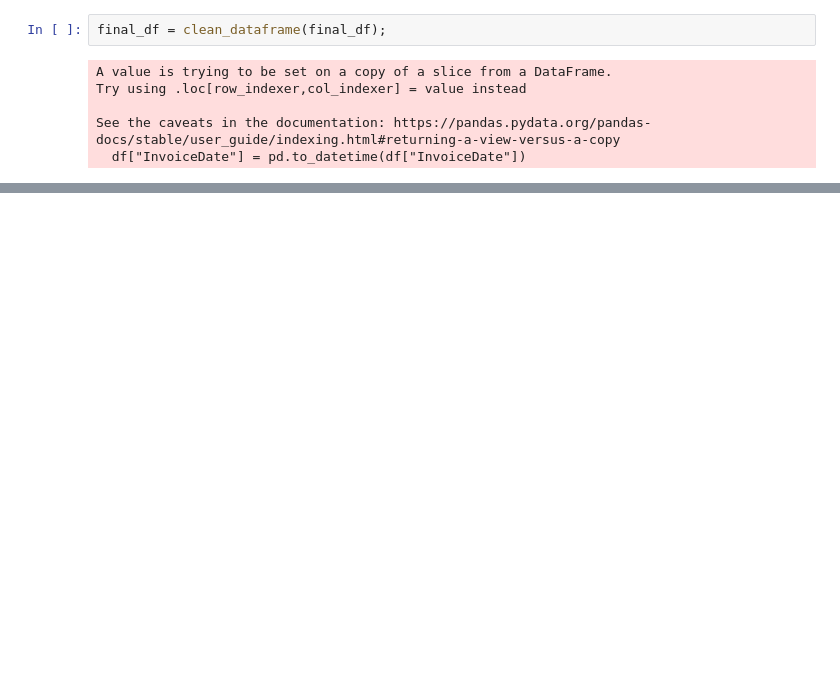
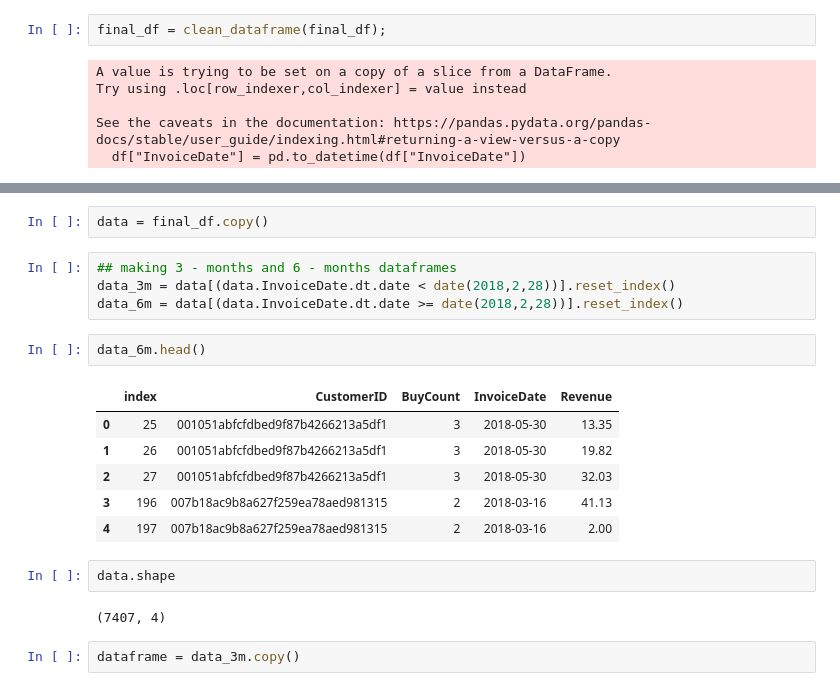
Before and after one commit to GarritWilsonDS/clv_prediction, a Jupyter notebook: notebooks/olist_dataset.ipynb, the cells around one changed output, grey strips where cells are left out. Saved outputs shown, nothing was run; the diff lists cells and outputs as text; blank space fills up the shorter version.

```diff
--- a/notebooks/olist_dataset.ipynb
+++ b/notebooks/olist_dataset.ipynb
@@ -151,0 +157,21 @@ Name: InvoiceDate, dtype: object
+# %%
+data = final_df.copy()
+# %%
+## making 3 - months and 6 - months dataframes
+data_3m = data[(data.InvoiceDate.dt.date < date(2018,2,28))].reset_index()
+data_6m = data[(data.InvoiceDate.dt.date >= date(2018,2,28))].reset_index()
+# %%
+data_6m.head()
+# %% [output]
+|  | index | CustomerID | BuyCount | InvoiceDate | Revenue |
+| 0 | 25 | 001051abfcfdbed9f87b4266213a5df1 | 3 | 2018-05-30 | 13.35 |
+| 1 | 26 | 001051abfcfdbed9f87b4266213a5df1 | 3 | 2018-05-30 | 19.82 |
+| 2 | 27 | 001051abfcfdbed9f87b4266213a5df1 | 3 | 2018-05-30 | 32.03 |
+| 3 | 196 | 007b18ac9b8a627f259ea78aed981315 | 2 | 2018-03-16 | 41.13 |
+| 4 | 197 | 007b18ac9b8a627f259ea78aed981315 | 2 | 2018-03-16 | 2.00 |
+# %%
+data.shape
+# %% [output]
+(7407, 4)
+# %%
+dataframe = data_3m.copy()
```
Also changed, not shown: parts of 9 cells of this notebook, 2 other files.
